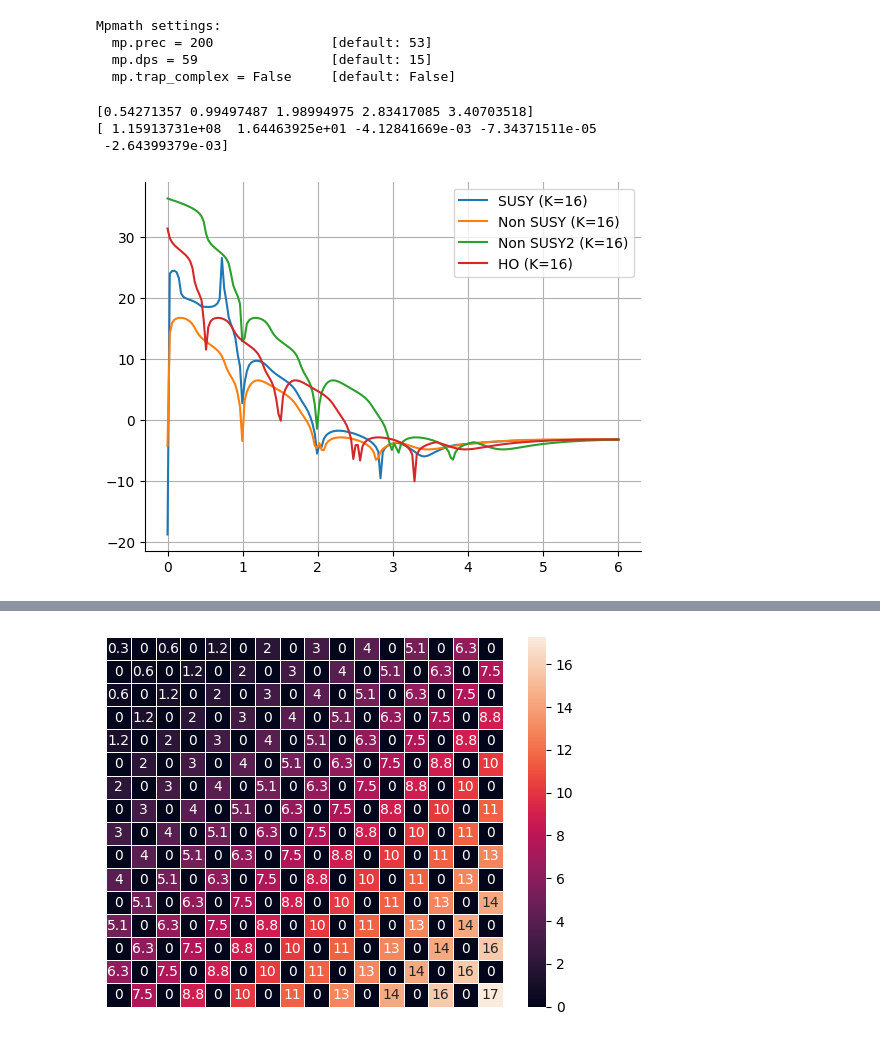
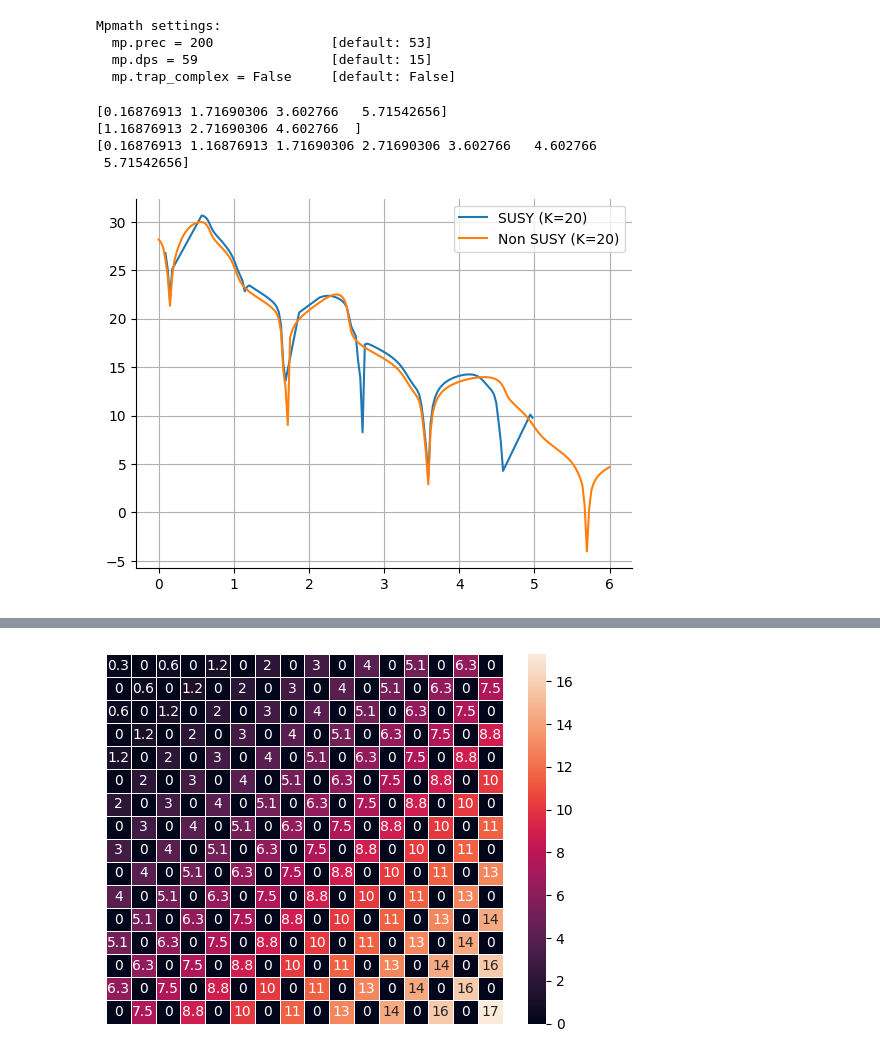
Before and after one commit to Newtech66/mtp-matrix-bootstrap, a Jupyter notebook: sdpa/sdpa_susy.ipynb, the cells around one changed output, grey strips where cells are left out. Saved outputs shown, nothing was run; the diff lists cells and outputs as text; code cells hidden in the pictures.

Commit message:
fixed susy, again

```diff
--- a/sdpa/sdpa_susy.ipynb
+++ b/sdpa/sdpa_susy.ipynb
@@ -93,6 +93,7 @@ class HankelProblem(Problem):
         for i in range(M.shape[0]):
             for j in range(M.shape[1]):
                 term = M[i, j]
+                term = term.expand()
                 for p, var in enumerate(self._freevars, 1):
                     self._Fs[p][i, j] += term.coeff(var)
                     term = term.subs({var: 0})
@@ -227,5 +253,5 @@ def solve(problem, Es):
 # %%
-A = np.array([0., 0., 0.25])
+A = np.array([0., 0., 0.25, 0., 0.1])
 B = np.array([0.5])
-p = SUSYProblem(16, 'x4pot', A, B)
+p = SUSYProblem(20, 'x4pot', A, B)
 p.initialize_problem()
@@ -235,6 +258,8 @@ ts = solve(p, Es)
+# %%
+ts1 = solve(p, Es)
 # %%
-A = np.array([-0.5, 0., 0.25])
-p2 = NonSUSYProblem(16, 'x4pot', A)
+A = np.array([-0.5, 0., 0.25, 0., 0.1])
+p2 = NonSUSYProblem(20, 'x4pot', A)
 p2.initialize_problem()
 # %%
 ts2 = solve(p2, Es)
@@ -253,27 +280,28 @@ ts4 = solve(p4, Es)
+# %%
+print(spectrum1)
+print(spectrum2)
+print(spectrum3)
+# %% [output]
+[0.16876913 1.71690306 3.602766   5.71542656]
+[1.16876913 2.71690306 4.602766  ]
+[0.16876913 1.16876913 1.71690306 2.71690306 3.602766   4.602766
+ 5.71542656]
 # %%
-sns.lineplot(x=Es, y=np.log(np.fabs(ts)), label='SUSY (K=16)')
-sns.lineplot(x=Es, y=np.log(np.fabs(ts2)), label='Non SUSY (K=16)')
-sns.lineplot(x=Es, y=np.log(np.fabs(ts3)), label='Non SUSY2 (K=16)')
-sns.lineplot(x=Es, y=np.log(np.fabs(ts4)), label='HO (K=16)')
-sns.despine()
-peaks = find_peaks(-np.log(np.fabs(ts)),prominence=1)[0]
-dips = Es[peaks]
-print(dips)
-print(ts[peaks])
+# Plot exact energy eigenvalues
+# for E in spectrum3:
+#     plt.axvline(x=E,ls='--',c='red',alpha=0.7,zorder=-2)
+
+sns.lineplot(x=Es, y=np.log(np.fabs(ts1)), label='SUSY (K=20)')
+sns.lineplot(x=Es, y=np.log(np.fabs(ts2)), label='Non SUSY (K=20)')
+# peaks = find_peaks(-np.log(np.fabs(ts)),prominence=1)[0]
+# dips = Es[peaks]
+# print(dips)
 # for dip in dips:
 #     plt.axvline(x=dip,ls='--',c='grey',alpha=0.7,zorder=-2)
-# peaks = find_peaks(-np.log(np.fabs(ts2)),prominence=1)[0]
-# dips = Es[peaks]
-# print(dips)
-# print(ts2[peaks])
-# for dip in dips:
-#     plt.axvline(x=dip,ls='--',c='red',alpha=0.7,zorder=-2)
+sns.despine()
 plt.grid()
 plt.legend()
 plt.show()
 # %% [output]
-[0.54271357 0.99497487 1.98994975 2.83417085 3.40703518]
-[ 1.15913731e+08  1.64463925e+01 -4.12841669e-03 -7.34371511e-05
- -2.64399379e-03]
-[figure, old version]
+[figure, new version]
 # %%
```
Also changed, not shown: parts of 14 cells of this notebook, 3 other files.
